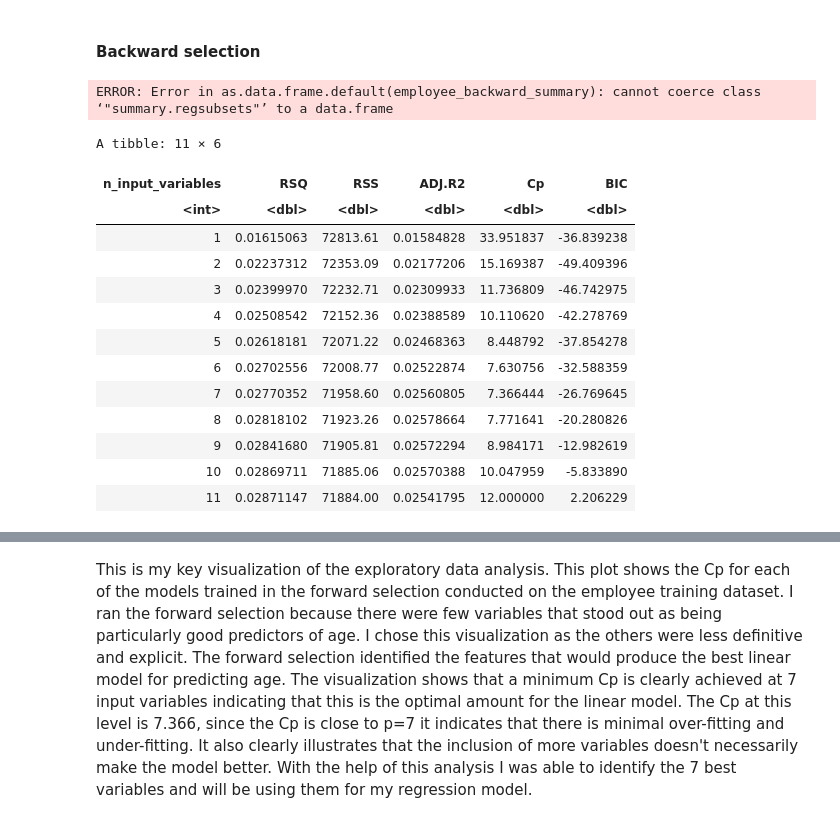
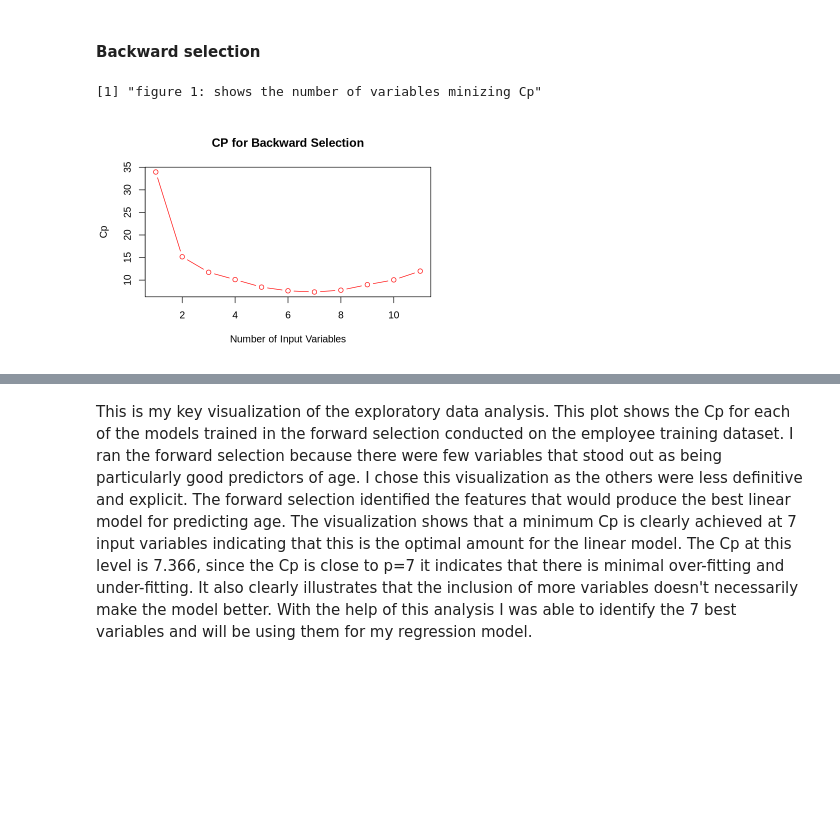
Before and after one commit to zhtgeneral/stat301-20, a Jupyter notebook: ProjectQuestion (1).ipynb, the cells around one changed output, grey strips where cells are left out. Cells and saved outputs as stored; diff of their text form; code cells hidden in the pictures; blank space fills up the shorter version.

```diff
--- a/ProjectQuestion (1).ipynb
+++ b/ProjectQuestion (1).ipynb
@@ -220,33 +208,11 @@ A tibble: 1 × 9
 # %%
 employee_backward_sel <- regsubsets(x = Age ~ ., nvmax = 11, data = employee_training, method = "backward")
 
 employee_backward_summary <- summary(employee_backward_sel)
-employee_backward_summary
-print("sdsd")
+
+options(repr.plot.width = 6, repr.plot.height = 4)
+plot(summary(employee_backward_sel)$cp, main = "CP for Backward Selection", xlab = "Number of Input Variables", ylab = "Cp", type = "b", col = "red")
+print("figure 1: shows the number of variables minizing Cp")
 # %% [output]
-ERROR: Error in as.data.frame.default(employee_backward_summary): cannot coerce class ‘"summary.regsubsets"’ to a data.frame
+[1] "figure 1: shows the number of variables minizing Cp"
+[figure, added]
-# %%
-employee_backward_summary_df <- tibble(
-    n_input_variables = 1:11,
-    RSQ    = employee_forward_summary$rsq,
-    RSS    = employee_forward_summary$rss,
-    ADJ.R2 = employee_forward_summary$adjr2,
-    Cp     = employee_forward_summary$cp,
-    BIC    = employee_forward_summary$bic,
-)
-employee_backward_summary_df
-# %% [output]
-A tibble: 11 × 6
-| n_input_variables | RSQ | RSS | ADJ.R2 | Cp | BIC |
-| <int> | <dbl> | <dbl> | <dbl> | <dbl> | <dbl> |
-| 1 | 0.01615063 | 72813.61 | 0.01584828 | 33.951837 | -36.839238 |
-| 2 | 0.02237312 | 72353.09 | 0.02177206 | 15.169387 | -49.409396 |
-| 3 | 0.02399970 | 72232.71 | 0.02309933 | 11.736809 | -46.742975 |
-| 4 | 0.02508542 | 72152.36 | 0.02388589 | 10.110620 | -42.278769 |
-| 5 | 0.02618181 | 72071.22 | 0.02468363 | 8.448792 | -37.854278 |
-| 6 | 0.02702556 | 72008.77 | 0.02522874 | 7.630756 | -32.588359 |
-| 7 | 0.02770352 | 71958.60 | 0.02560805 | 7.366444 | -26.769645 |
-| 8 | 0.02818102 | 71923.26 | 0.02578664 | 7.771641 | -20.280826 |
-| 9 | 0.02841680 | 71905.81 | 0.02572294 | 8.984171 | -12.982619 |
-| 10 | 0.02869711 | 71885.06 | 0.02570388 | 10.047959 | -5.833890 |
-| 11 | 0.02871147 | 71884.00 | 0.02541795 | 12.000000 | 2.206229 |
```
Also changed, not shown: parts of 16 cells of this notebook.
